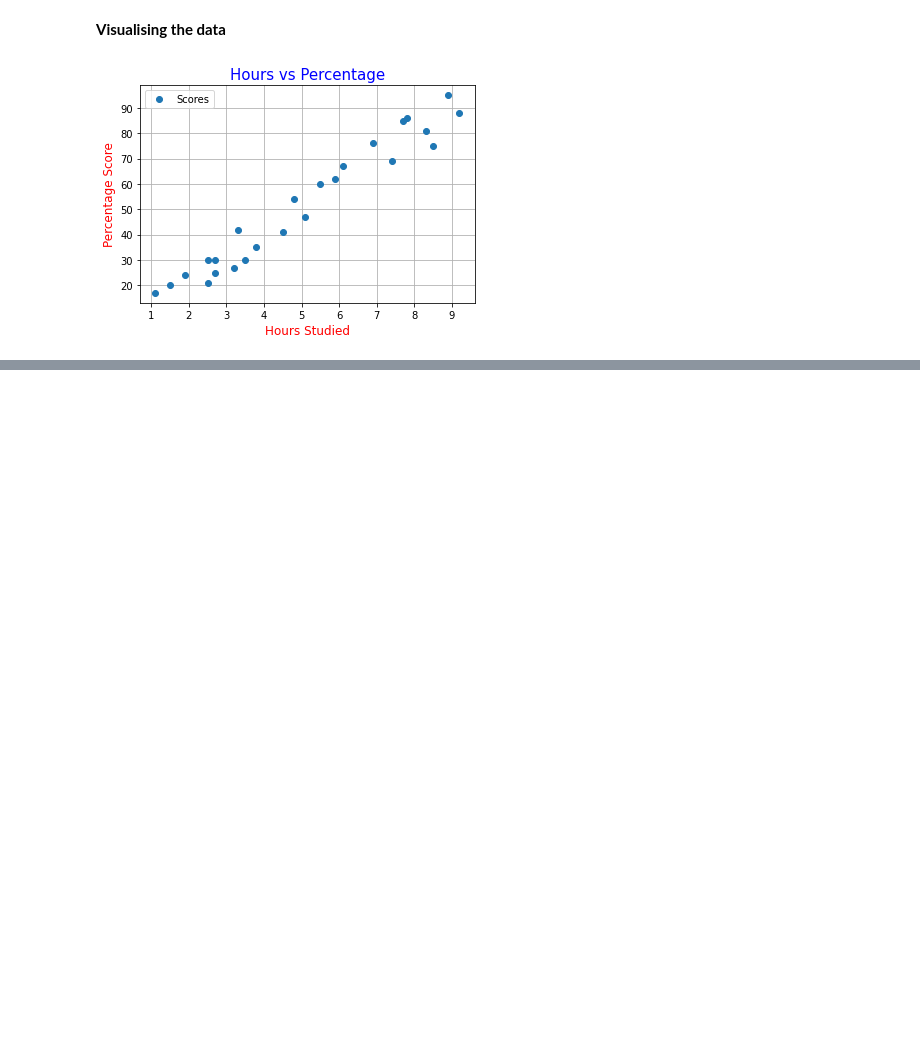
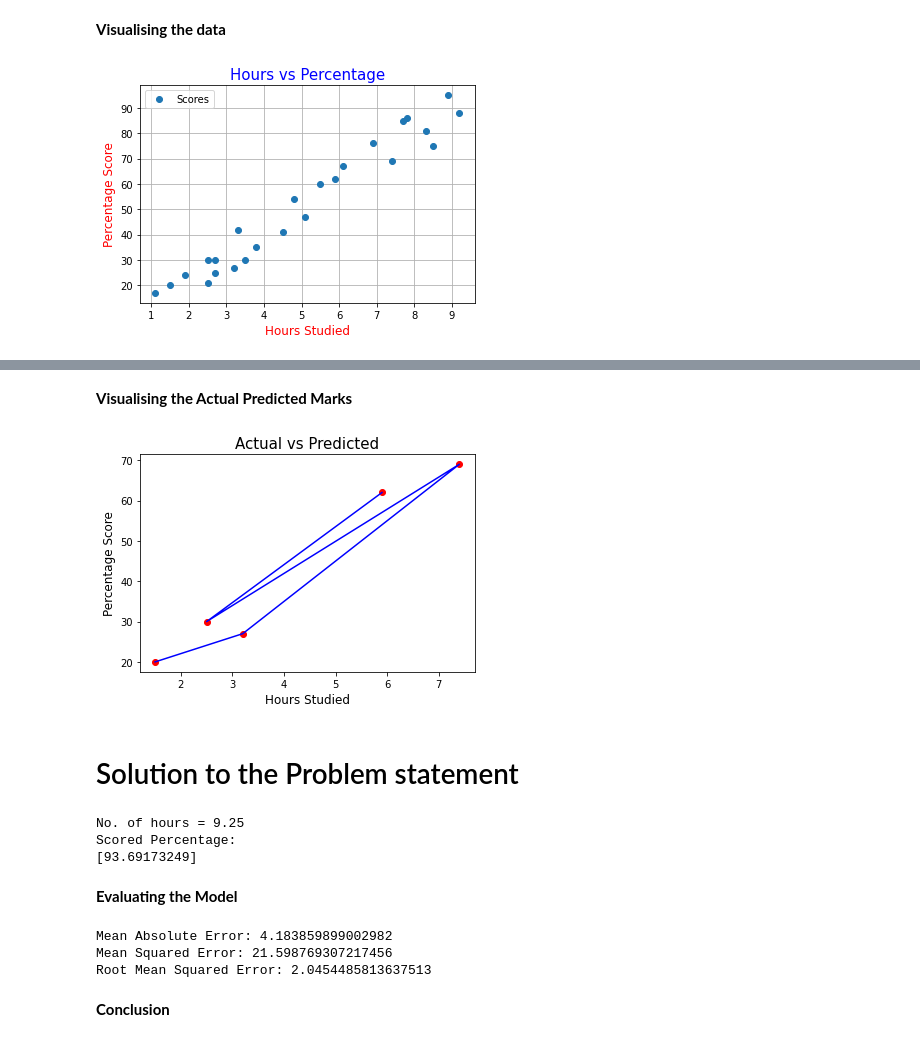
Before and after one commit to chandrawatvaidehi/grip2022, a Jupyter notebook: Untitled1.ipynb, the cells around one changed output, grey strips where cells are left out. Drawn from its saved outputs; the diff is of its cells as text; code cells hidden in the pictures; blank space fills up the shorter version.

```diff
--- a/Untitled1.ipynb
+++ b/Untitled1.ipynb
@@ -91,0 +153,35 @@ plt.show()
+# %% [markdown]
+**Visualising the Actual Predicted Marks**
+# %%
+plt.scatter(x=x_test,y=y_test,color='red')
+plt.plot(x_test,y_test,color='blue')
+plt.title('Actual vs Predicted',size=15)
+plt.xlabel('Hours Studied',size=12)
+plt.ylabel('Percentage Score',size=12)
+plt.show()
+# %% [output]
+[figure, added]
+# %% [markdown]
+# Solution to the Problem statement
+# %%
+hours = 9.25
+print("No. of hours = {}".format(hours))
+print("Scored Percentage: ")
+print(regressor.predict([[hours]]))
+# %% [output]
+No. of hours = 9.25
+Scored Percentage:
+[93.69173249]
+# %% [markdown]
+**Evaluating the Model**
+# %%
+from sklearn import metrics
+print('Mean Absolute Error:',metrics.mean_absolute_error(y_test, pred_y))
+print('Mean Squared Error:',metrics.mean_squared_error(y_test, pred_y))
+print('Root Mean Squared Error:',np.sqrt(metrics.mean_absolute_error(y_test, pred_y)))
+# %% [output]
+Mean Absolute Error: 4.183859899002982
+Mean Squared Error: 21.598769307217456
+Root Mean Squared Error: 2.0454485813637513
+# %% [markdown]
+**Conclusion**
```
Also changed, not shown: parts of 14 cells of this notebook.
